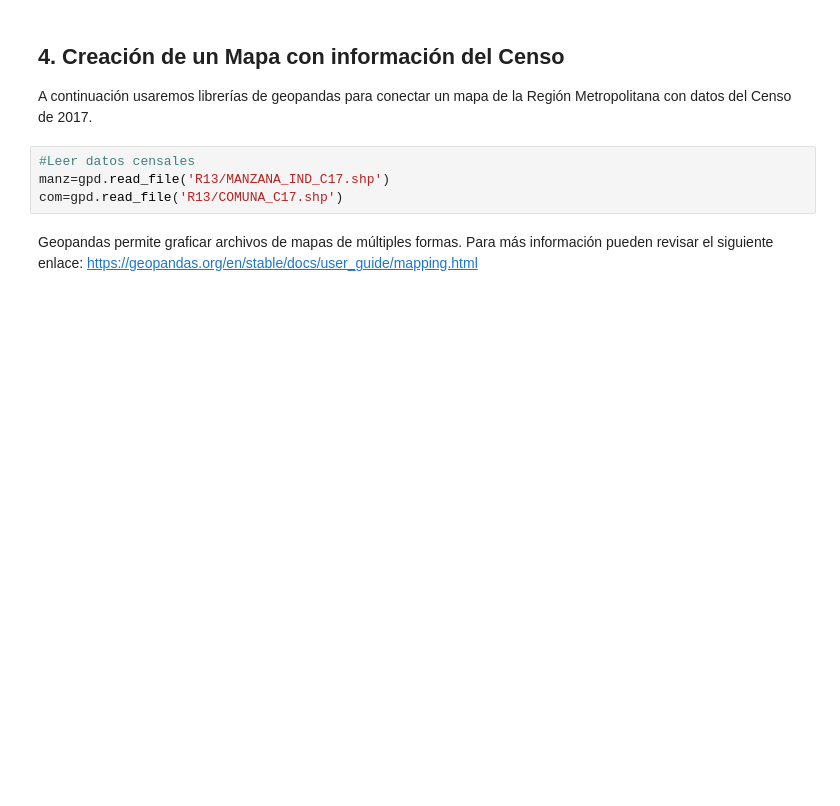
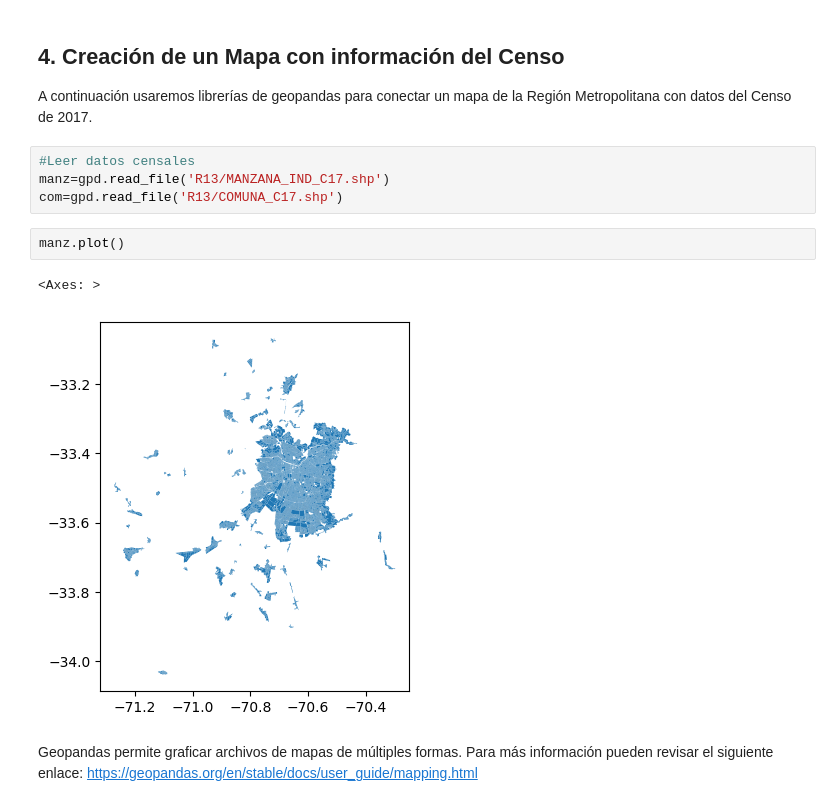
Before and after one commit to Kilpura/IMT2200-Valentina-Valdivia-Maldonado, a Jupyter notebook: Actividades/Actividad-01/IMT2200 - Actividad 01.ipynb, the cells around one changed output. Saved outputs shown, nothing was run; the diff lists cells and outputs as text; blank space fills up the shorter version.

```diff
--- a/Actividades/Actividad-01/IMT2200 - Actividad 01.ipynb
+++ b/Actividades/Actividad-01/IMT2200 - Actividad 01.ipynb
@@ -122,6 +122,11 @@ A continuación usaremos librerías de geopandas para conectar un mapa de la Reg
 #Leer datos censales
 manz=gpd.read_file('R13/MANZANA_IND_C17.shp')
 com=gpd.read_file('R13/COMUNA_C17.shp')
+# %%
+manz.plot()
+# %% [output]
+<Axes: >
+[figure, added]
 # %% [markdown]
 Geopandas permite graficar archivos de mapas de múltiples formas. Para más información pueden revisar el siguiente enlace: https://geopandas.org/en/stable/docs/user_guide/mapping.html
 # %%
```
Also changed, not shown: parts of 2 cells of this notebook.
